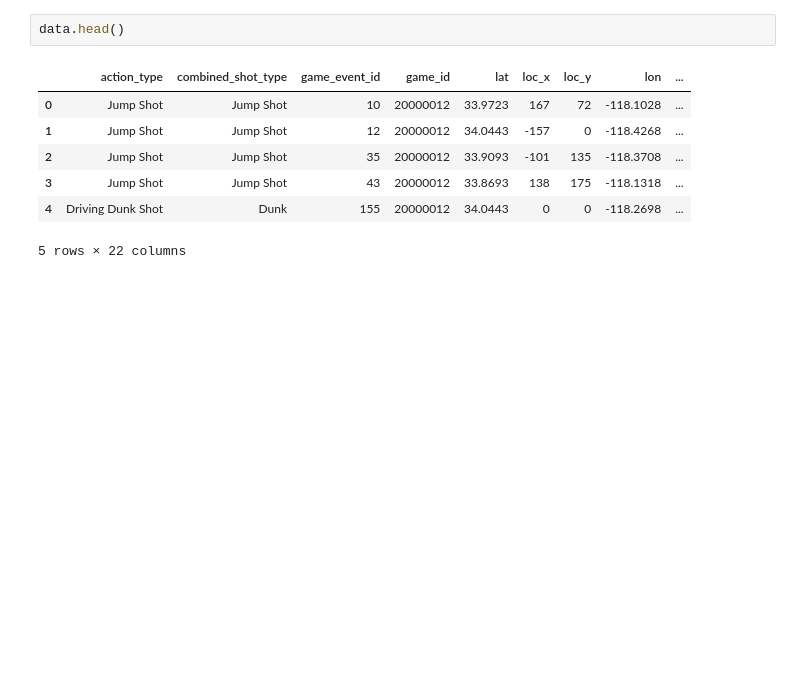
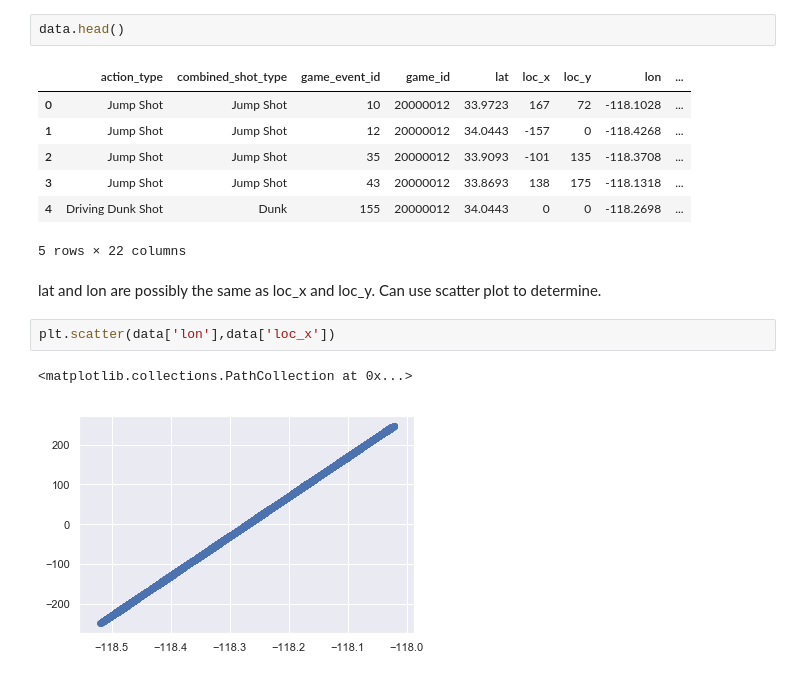
Before and after one commit to wyfok/Kobe_Bryant, a Jupyter notebook: Kobe_Bryant.ipynb, the cells around one changed output. Drawn from its saved outputs; the diff is of its cells as text; blank space fills up the shorter version.

```diff
--- a/Kobe_Bryant.ipynb
+++ b/Kobe_Bryant.ipynb
@@ -123,3 +162,10 @@ data.head()
 | 3 | Jump Shot | Jump Shot | 43 | 20000012 | 33.8693 | 138 | 175 | -118.1318 | ... |
 | 4 | Driving Dunk Shot | Dunk | 155 | 20000012 | 34.0443 | 0 | 0 | -118.2698 | ... |
 5 rows × 22 columns
+# %% [markdown]
+lat and lon are possibly the same as loc_x and loc_y. Can use scatter plot to determine.
+# %%
+plt.scatter(data['lon'],data['loc_x'])
+# %% [output]
+<matplotlib.collections.PathCollection at 0x...>
+[figure, added]
```
Also changed, not shown: parts of 22 cells of this notebook.
